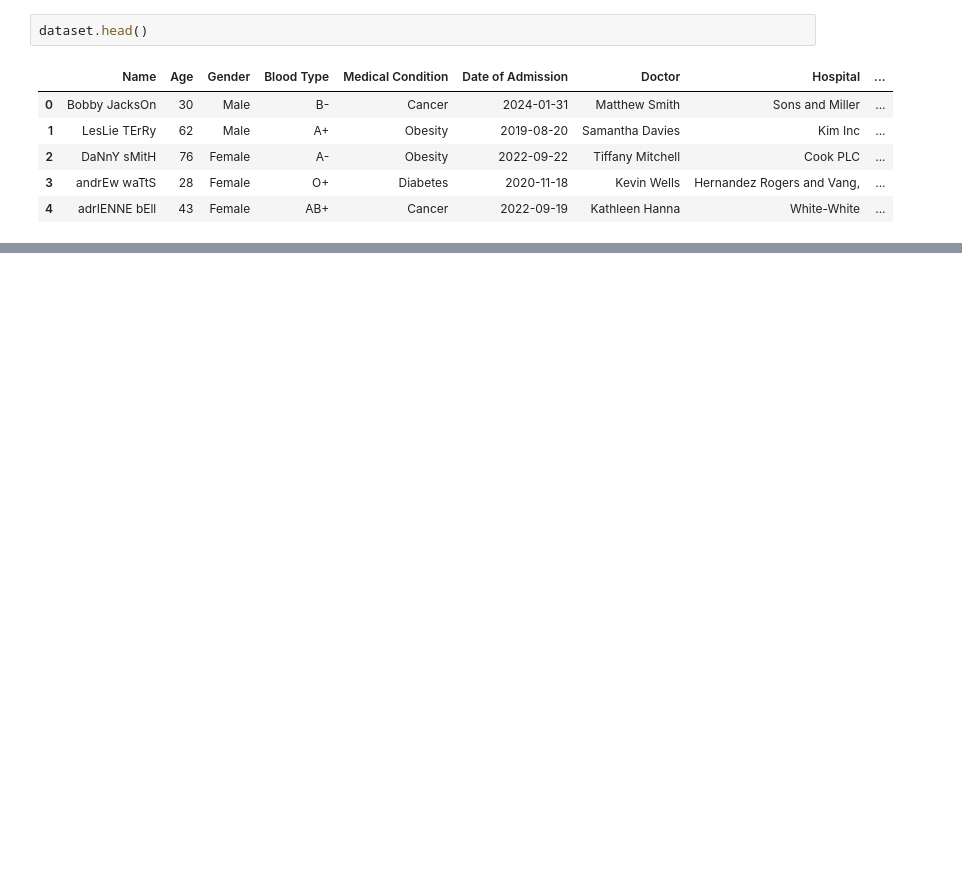
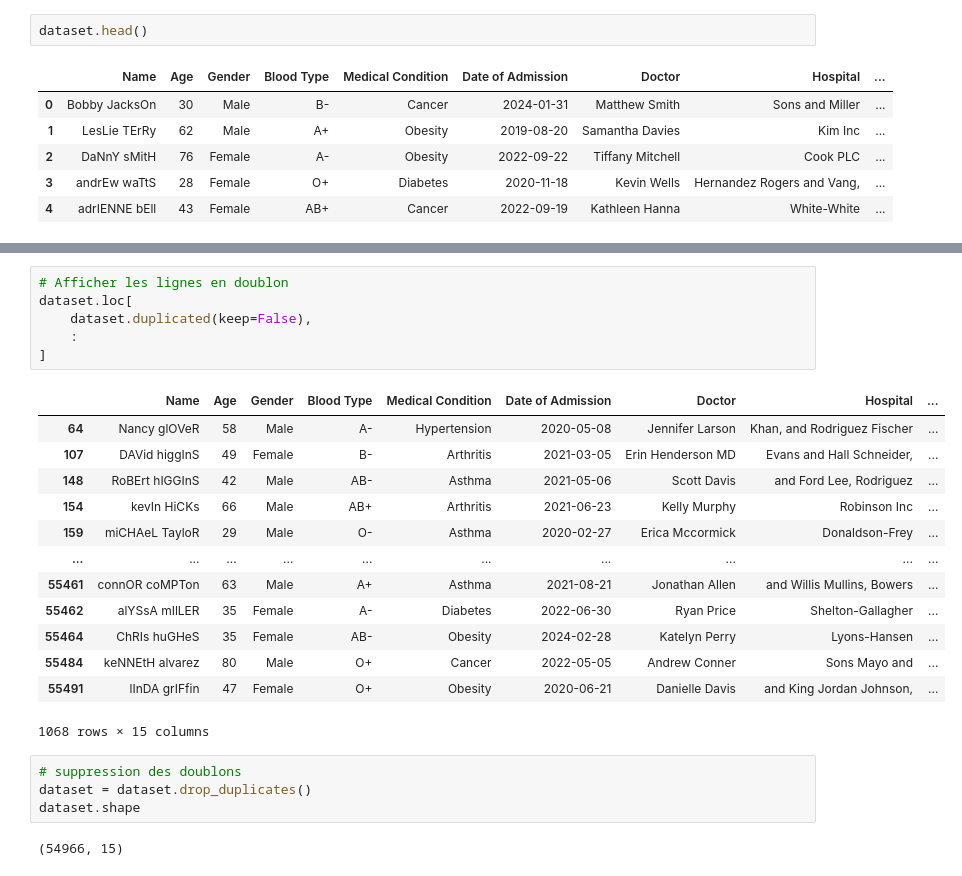
Before and after one commit to YOUNESHMD/migration-dataset-mongodb, a Jupyter notebook: migration_mongodb.ipynb, the cells around one changed output, grey strips where cells are left out. Cells and saved outputs as stored; diff of their text form; blank space fills up the shorter version.

```diff
--- a/migration_mongodb.ipynb
+++ b/migration_mongodb.ipynb
@@ -44,0 +95,26 @@ memory usage: 6.4+ MB
+# %%
+# Afficher les lignes en doublon
+dataset.loc[
+    dataset.duplicated(keep=False),
+    :
+]
+# %% [output]
+|  | Name | Age | Gender | Blood Type | Medical Condition | Date of Admission | Doctor | Hospital | ... |
+| 64 | Nancy glOVeR | 58 | Male | A- | Hypertension | 2020-05-08 | Jennifer Larson | Khan, and Rodriguez Fischer | ... |
+| 107 | DAVid higgInS | 49 | Female | B- | Arthritis | 2021-03-05 | Erin Henderson MD | Evans and Hall Schneider, | ... |
+| 148 | RoBErt hIGGInS | 42 | Male | AB- | Asthma | 2021-05-06 | Scott Davis | and Ford Lee, Rodriguez | ... |
+| 154 | kevIn HiCKs | 66 | Male | AB+ | Arthritis | 2021-06-23 | Kelly Murphy | Robinson Inc | ... |
+| 159 | miCHAeL TayloR | 29 | Male | O- | Asthma | 2020-02-27 | Erica Mccormick | Donaldson-Frey | ... |
+| ... | ... | ... | ... | ... | ... | ... | ... | ... | ... |
+| 55461 | connOR coMPTon | 63 | Male | A+ | Asthma | 2021-08-21 | Jonathan Allen | and Willis Mullins, Bowers | ... |
+| 55462 | alYSsA mIlLER | 35 | Female | A- | Diabetes | 2022-06-30 | Ryan Price | Shelton-Gallagher | ... |
+| 55464 | ChRIs huGHeS | 35 | Female | AB- | Obesity | 2024-02-28 | Katelyn Perry | Lyons-Hansen | ... |
+| 55484 | keNNEtH alvarez | 80 | Male | O+ | Cancer | 2022-05-05 | Andrew Conner | Sons Mayo and | ... |
+| 55491 | lInDA grIFfin | 47 | Female | O+ | Obesity | 2020-06-21 | Danielle Davis | and King Jordan Johnson, | ... |
+1068 rows × 15 columns
+# %%
+# suppression des doublons
+dataset = dataset.drop_duplicates()
+dataset.shape
+# %% [output]
+(54966, 15)
```
Also changed, not shown: parts of 11 cells of this notebook.
